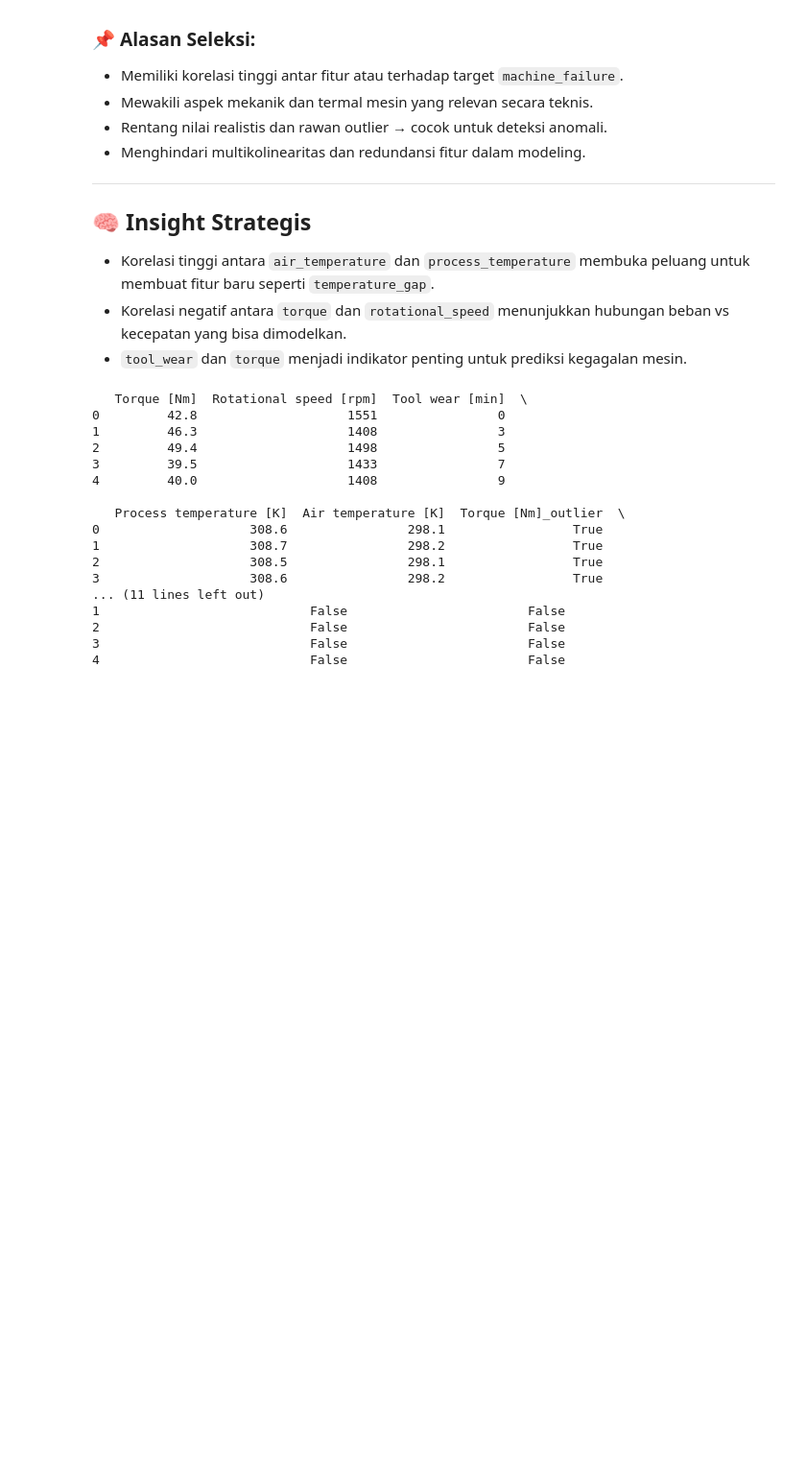
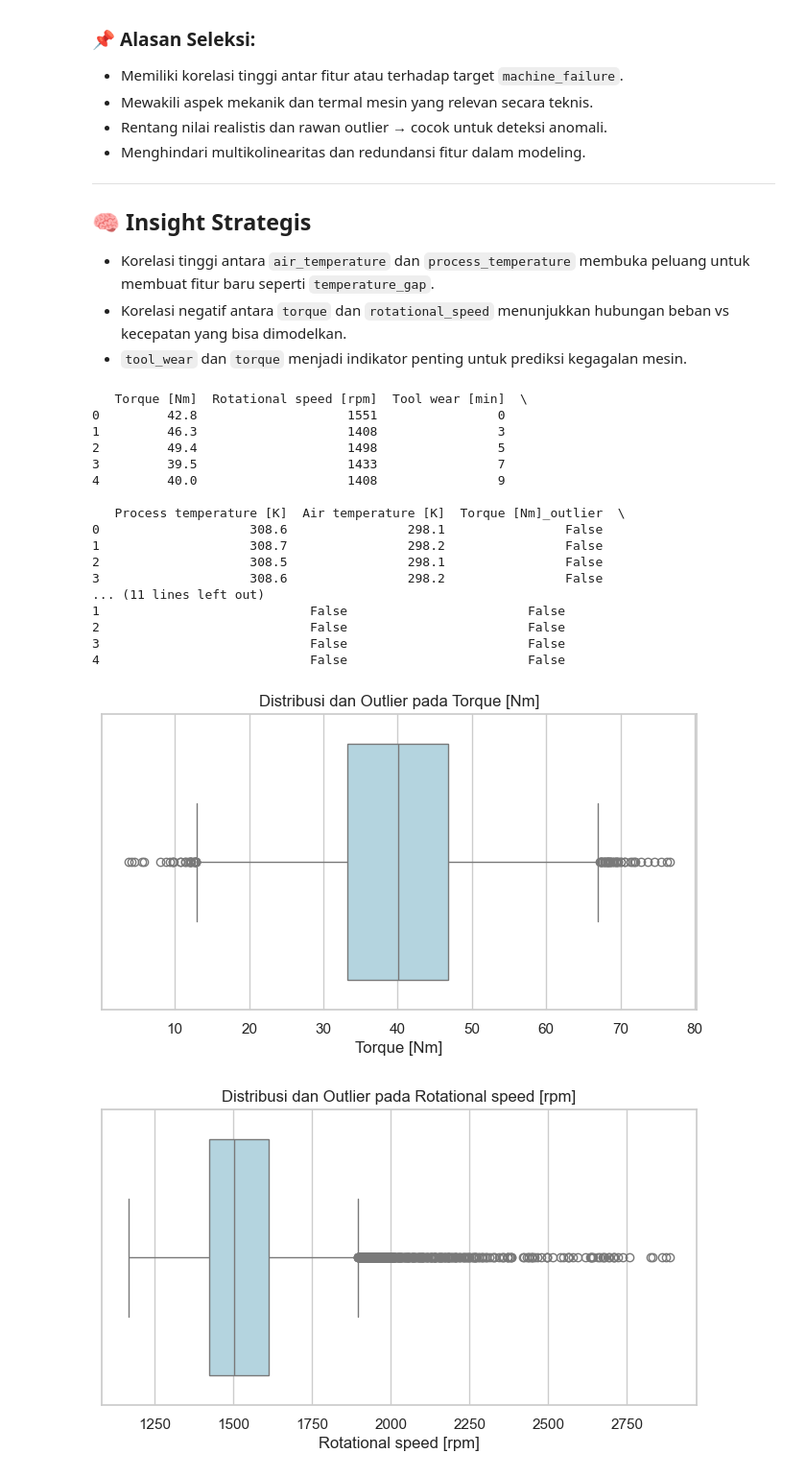
Before and after one commit to Aldevand/maintenance-predictive, a Jupyter notebook: Predictive_Maintenance.ipynb, the cells around one changed output. Shown: that part at 96% size. Cells and saved outputs as stored; diff of their text form; code cells hidden in the pictures; blank space fills up the shorter version.

```diff
--- a/Predictive_Maintenance.ipynb
+++ b/Predictive_Maintenance.ipynb
@@ -300,14 +332,15 @@ Feature_select = [
     'Air temperature [K]'
 ]
 
-# Looping untuk deteksi outlier di semua fitur yang telah diseleksi
 for fitur in Feature_select:
     Q1 = df[fitur].quantile(0.25)
-    Q2 = df[fitur].quantile(0.75)
+    Q3 = df[fitur].quantile(0.75)
     IQR = Q3 - Q1
-    atas = Q1 - 1.5 * IQR
-    bawah = Q3 + 1.5 * IQR
+    bawah = Q1 - 1.5 * IQR
+    atas = Q3 + 1.5 * IQR
     df[fitur + '_outlier'] = (df[fitur] < bawah) | (df[fitur] > atas)
+
+# Tampilkan hasil
 print(df[[*Feature_select, *[f + '_outlier' for f in Feature_select]]].head())
 # %% [output]
    Torque [Nm]  Rotational speed [rpm]  Tool wear [min]  \
@@ -318,12 +351,23 @@ print(df[[*Feature_select, *[f + '_outlier' for f in Feature_select]]].head())
 4         40.0                    1408                9
 
    Process temperature [K]  Air temperature [K]  Torque [Nm]_outlier  \
-0                    308.6                298.1                 True
-1                    308.7                298.2                 True
-2                    308.5                298.1                 True
-3                    308.6                298.2                 True
+0                    308.6                298.1                False
+1                    308.7                298.2                False
+2                    308.5                298.1                False
+3                    308.6                298.2                False
 ... (11 lines left out)
 1                            False                        False
 2                            False                        False
 3                            False                        False
 4                            False                        False
+# %%
+# Buat boxplot untuk setiap fitur terpilih
+for fitur in Feature_select:
+    plt.figure(figsize=(8, 4))
+    sns.boxplot(x=df[fitur], color='lightblue')
+    plt.title(f'Distribusi dan Outlier pada {fitur}')
+    plt.xlabel(fitur)
+    plt.show()
+# %% [output]
+[figure, added]
+[figure, added]
```
Also changed, not shown: parts of 5 cells of this notebook.
